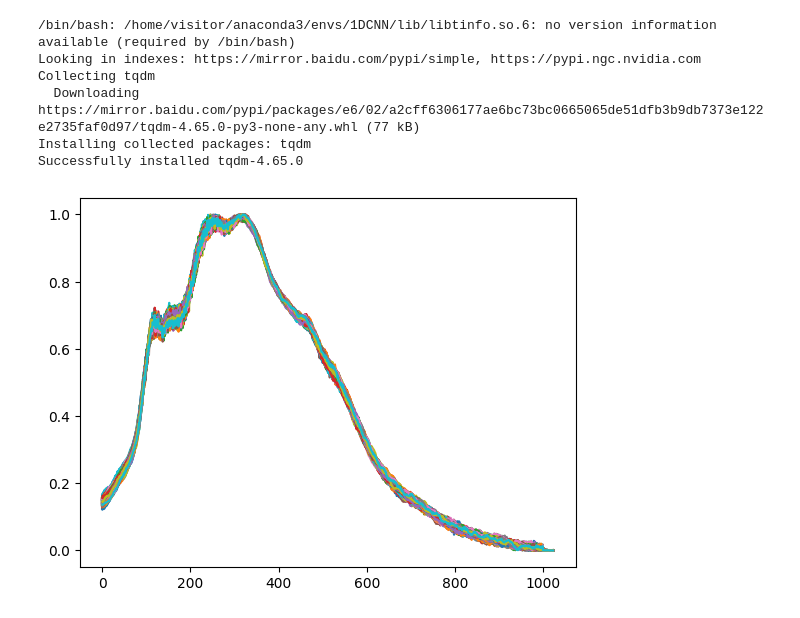
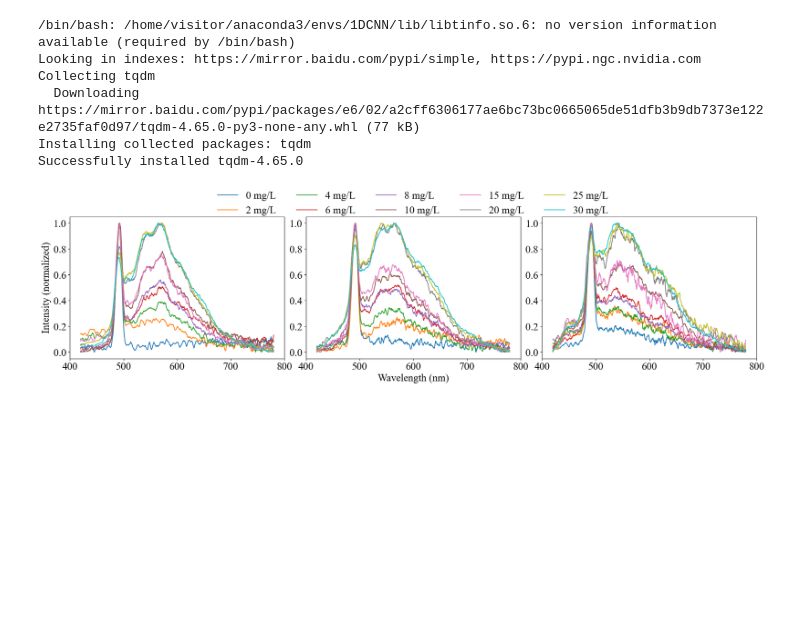
Before and after one commit to Magnomic/CNST, a Jupyter notebook: 1DCNN.ipynb, the cells around one changed output. Saved outputs shown, nothing was run; the diff lists cells and outputs as text; code cells hidden in the pictures; blank space fills up the shorter version.

```diff
--- a/1DCNN.ipynb
+++ b/1DCNN.ipynb
@@ -284,16 +319,38 @@ Successfully installed tqdm-4.65.0
 # %%
 import os
 import numpy as np
 import matplotlib.pyplot as plt
-current = "15"
-data = np.load("data/CNT_noisy_final/"+current+".npy")
-np.save("data/CNT_noisy_final/"+current+".npy", data)
-for i in range(0, 200):
-    # if np.var(data[i][:200]) < 0.05:
-    #     print("{}: {} and {}".format(i, np.var(data[i][:200]), np.mean(data[i][:200])))
-        plt.plot(data[i])
+# current = "12-supplymental"
+# data = np.load("data/bg_npy/"+current+".npy")
+plt.rc('font',family='Times New Roman')
+plt.rcParams.update({"font.size":20})
+labels = ['0 mg/L', '2 mg/L', '4 mg/L', '6 mg/L', '8 mg/L',
+          '10 mg/L', '15 mg/L', '20 mg/L', '25 mg/L', '30 mg/L']
+fig = plt.figure(figsize=(24,5))
+plt.subplots_adjust(left=None, bottom=None, right=None, top=None, wspace=0.1, hspace=None)
+ax1 = fig.add_subplot(1,3,1)
+ax2 = fig.add_subplot(1,3,2)
+ax3 = fig.add_subplot(1,3,3)
+current = "9"
+for current in range(10):
+    data1 = np.load("data/clean_npy/"+str(current+1)+".npy")
+    # print(len())
+    ax1.set_ylabel('Intensity (normalized)')
+    ax1.plot(np.arange(420,780,0.36), data1[1][:1000])
+    ax1.set_xlim(400,800)
+    data2 = np.load("data/noisy_npy/"+str(current+1)+".npy")
+    ax2.plot(np.arange(420,780,0.36), data2[1][:1000])
+    # ax2.get_yaxis().set_visible(False)
+    ax2.set_xlim(400,800)
+    ax2.set_xlabel('Wavelength (nm)')
+    data3 = np.load("data/bg_npy/"+str(current+1)+".npy")
+    # ax3.get_yaxis().set_visible(False)
+    ax3.plot(np.arange(420,780,0.36), data3[1][:1000])
+    ax3.set_xlim(400,800)
+fig.legend(labels ,loc = (0.24,0.84), ncol=5, frameon=False) #生成legend
+plt.savefig('samples_3.png')
 # %% [output]
-[figure, old version]
+[figure, new version]
 # %%
 import os
 import numpy as np
```
Also changed, not shown: parts of 8 cells of this notebook, 5 other files.
